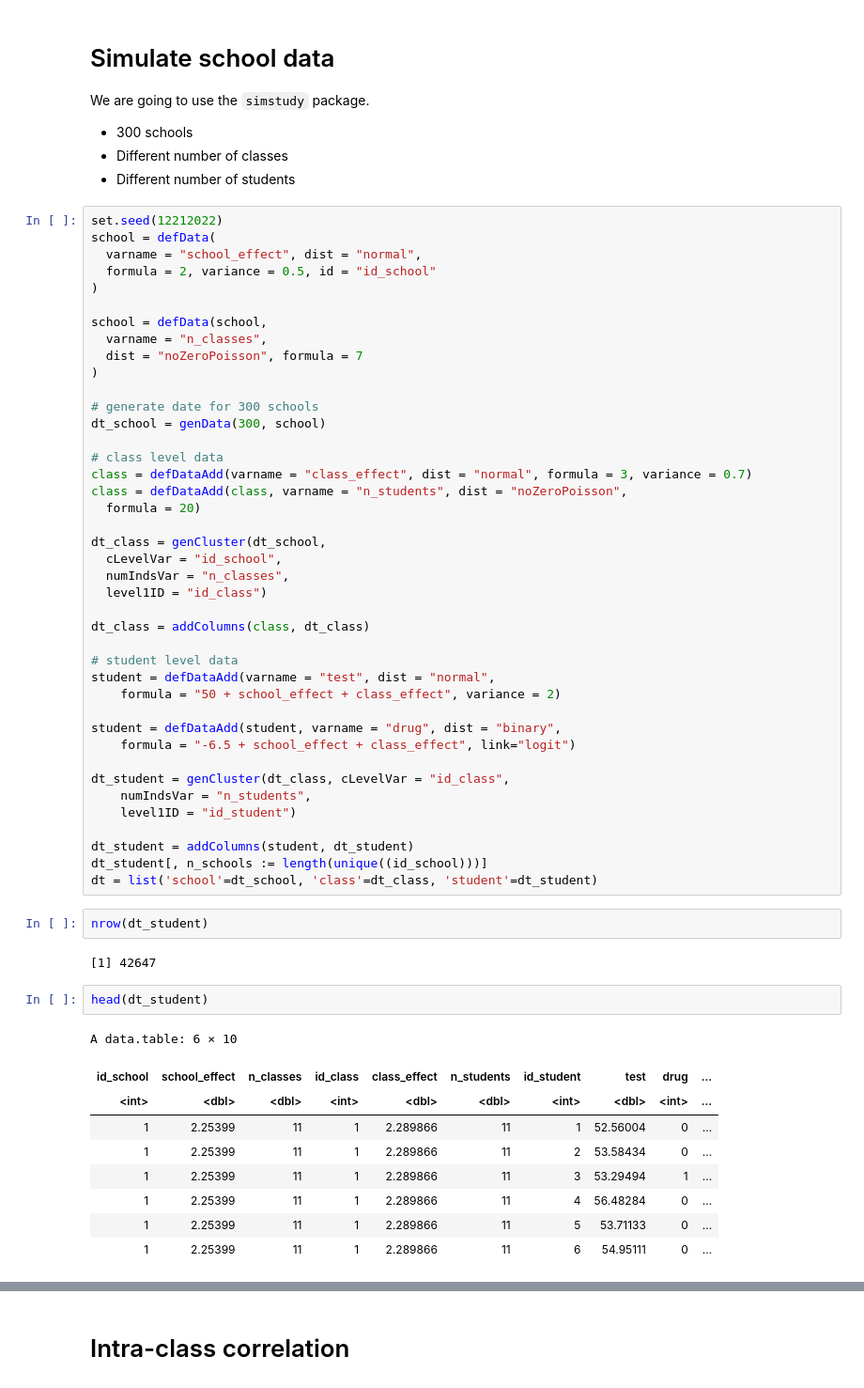
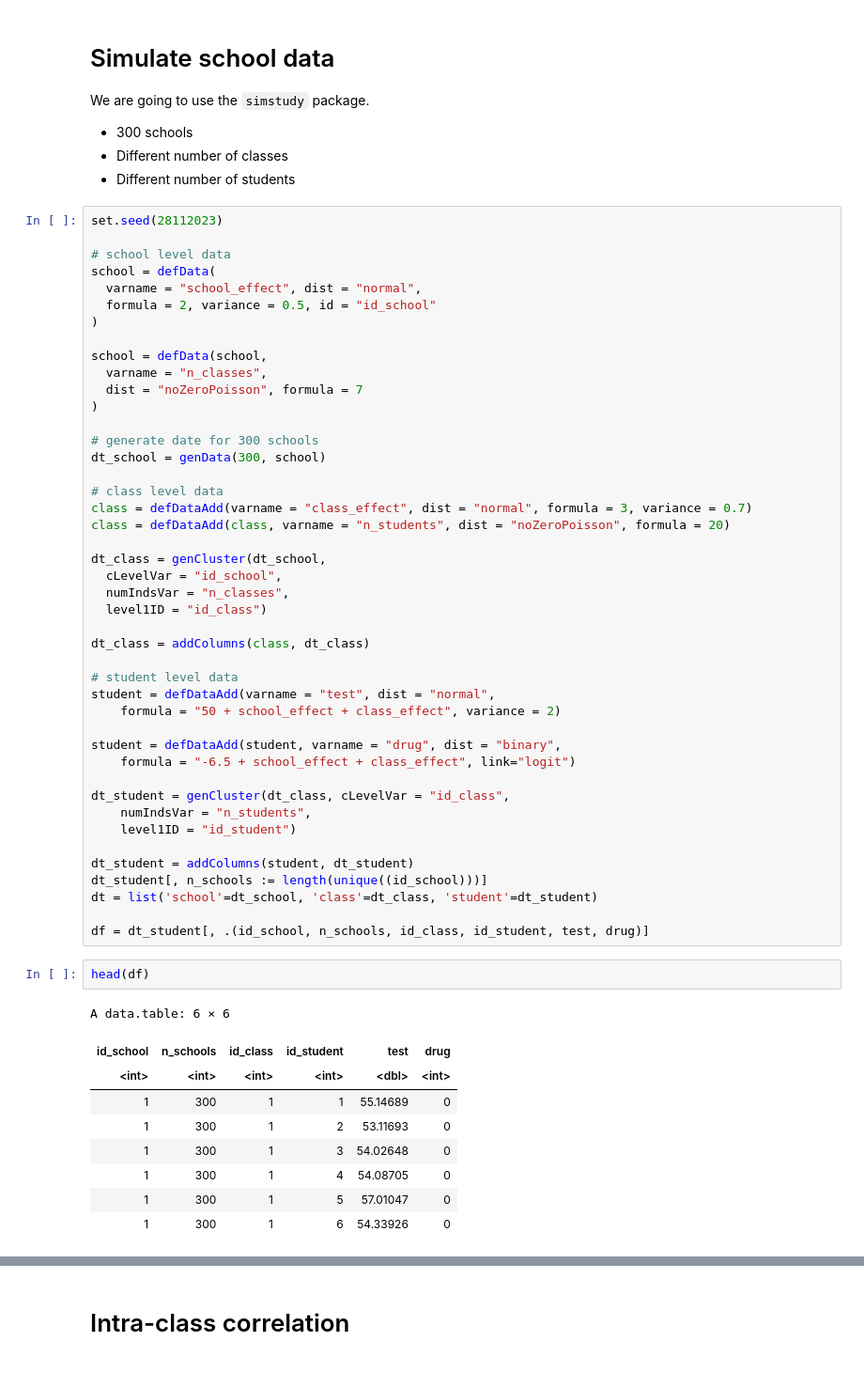
Before and after one commit to sdaza/survey-methods, a Jupyter notebook: code/2023-24/06-clustering.ipynb, the cells around one changed output, grey strips where cells are left out. Shown: that part at 94% size. Saved outputs shown, nothing was run; the diff lists cells and outputs as text.

```diff
--- a/code/2023-24/06-clustering.ipynb
+++ b/code/2023-24/06-clustering.ipynb
@@ -14,7 +14,9 @@ We are going to use the `simstudy` package.
 - Different number of classes
 - Different number of students
 # %%
-set.seed(12212022)
+set.seed(28112023)
+
+# school level data
 school = defData(
   varname = "school_effect", dist = "normal",
   formula = 2, variance = 0.5, id = "id_school"
@@ -30,8 +32,7 @@ dt_school = genData(300, school)
 
 # class level data
 class = defDataAdd(varname = "class_effect", dist = "normal", formula = 3, variance = 0.7)
-class = defDataAdd(class, varname = "n_students", dist = "noZeroPoisson",
-  formula = 20)
+class = defDataAdd(class, varname = "n_students", dist = "noZeroPoisson", formula = 20)
 
 dt_class = genCluster(dt_school,
   cLevelVar = "id_school",
@@ -54,19 +55,17 @@ dt_student = genCluster(dt_class, cLevelVar = "id_class",
 dt_student = addColumns(student, dt_student)
 dt_student[, n_schools := length(unique((id_school)))]
 dt = list('school'=dt_school, 'class'=dt_class, 'student'=dt_student)
+
+df = dt_student[, .(id_school, n_schools, id_class, id_student, test, drug)]
-# %%
-nrow(dt_student)
-# %% [output]
-[1] 42647
 # %%
-head(dt_student)
+head(df)
 # %% [output]
-A data.table: 6 × 10
+A data.table: 6 × 6
-| id_school | school_effect | n_classes | id_class | class_effect | n_students | id_student | test | drug | ... |
-| <int> | <dbl> | <dbl> | <int> | <dbl> | <dbl> | <int> | <dbl> | <int> | ... |
-| 1 | 2.25399 | 11 | 1 | 2.289866 | 11 | 1 | 52.56004 | 0 | ... |
-| 1 | 2.25399 | 11 | 1 | 2.289866 | 11 | 2 | 53.58434 | 0 | ... |
-| 1 | 2.25399 | 11 | 1 | 2.289866 | 11 | 3 | 53.29494 | 1 | ... |
-| 1 | 2.25399 | 11 | 1 | 2.289866 | 11 | 4 | 56.48284 | 0 | ... |
-| 1 | 2.25399 | 11 | 1 | 2.289866 | 11 | 5 | 53.71133 | 0 | ... |
-| 1 | 2.25399 | 11 | 1 | 2.289866 | 11 | 6 | 54.95111 | 0 | ... |
+| id_school | n_schools | id_class | id_student | test | drug |
+| <int> | <int> | <int> | <int> | <dbl> | <int> |
+| 1 | 300 | 1 | 1 | 55.14689 | 0 |
+| 1 | 300 | 1 | 2 | 53.11693 | 0 |
+| 1 | 300 | 1 | 3 | 54.02648 | 0 |
+| 1 | 300 | 1 | 4 | 54.08705 | 0 |
+| 1 | 300 | 1 | 5 | 57.01047 | 0 |
+| 1 | 300 | 1 | 6 | 54.33926 | 0 |
```
Also changed, not shown: parts of 30 cells of this notebook, 4 other files.
